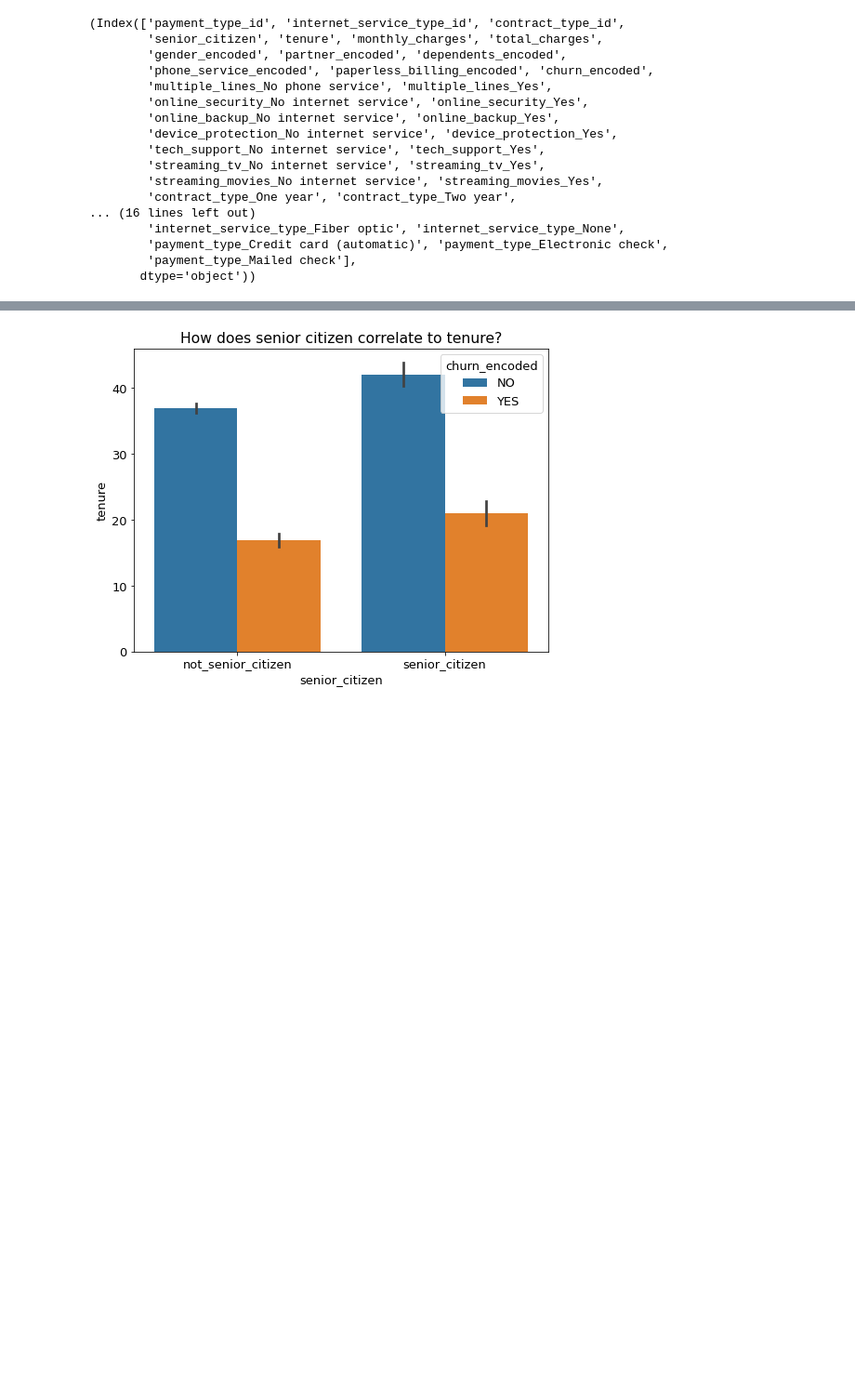
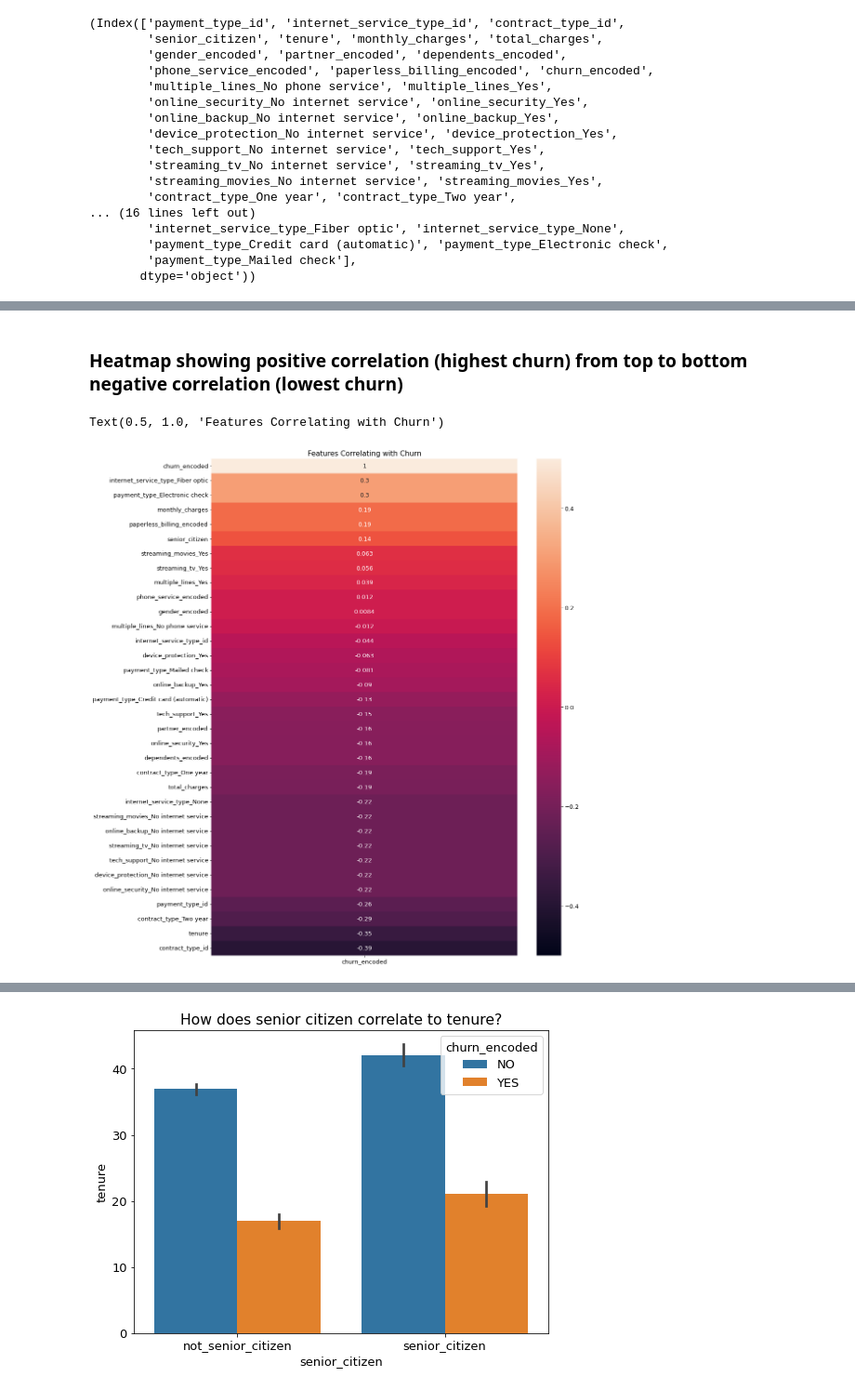
Before and after one commit to patrickamwayi/classification_telco_project, a Jupyter notebook: telco_project.ipynb, the cells around one changed output, grey strips where cells are left out. Shown at 93% size. Cells and saved outputs as stored; diff of their text form; code cells hidden in the pictures; blank space fills up the shorter version.

```diff
--- a/telco_project.ipynb
+++ b/telco_project.ipynb
@@ -530,0 +833,9 @@ telco_train.columns, telco_validate.columns
+# %% [markdown]
+### Heatmap showing positive correlation (highest churn) from top to bottom negative correlation (lowest churn)
+# %%
+plt.figure(figsize=(15,20))
+churn_encoded_heatmap = sns.heatmap(telco_train.corr()[['churn_encoded']].sort_values(by='churn_encoded', ascending=False), vmin=-.5, vmax=.5, annot=True)
+churn_encoded_heatmap.set_title('Features Correlating with Churn')
+# %% [output]
+Text(0.5, 1.0, 'Features Correlating with Churn')
+[figure, added]
```
Also changed, not shown: parts of 129 cells of this notebook.
